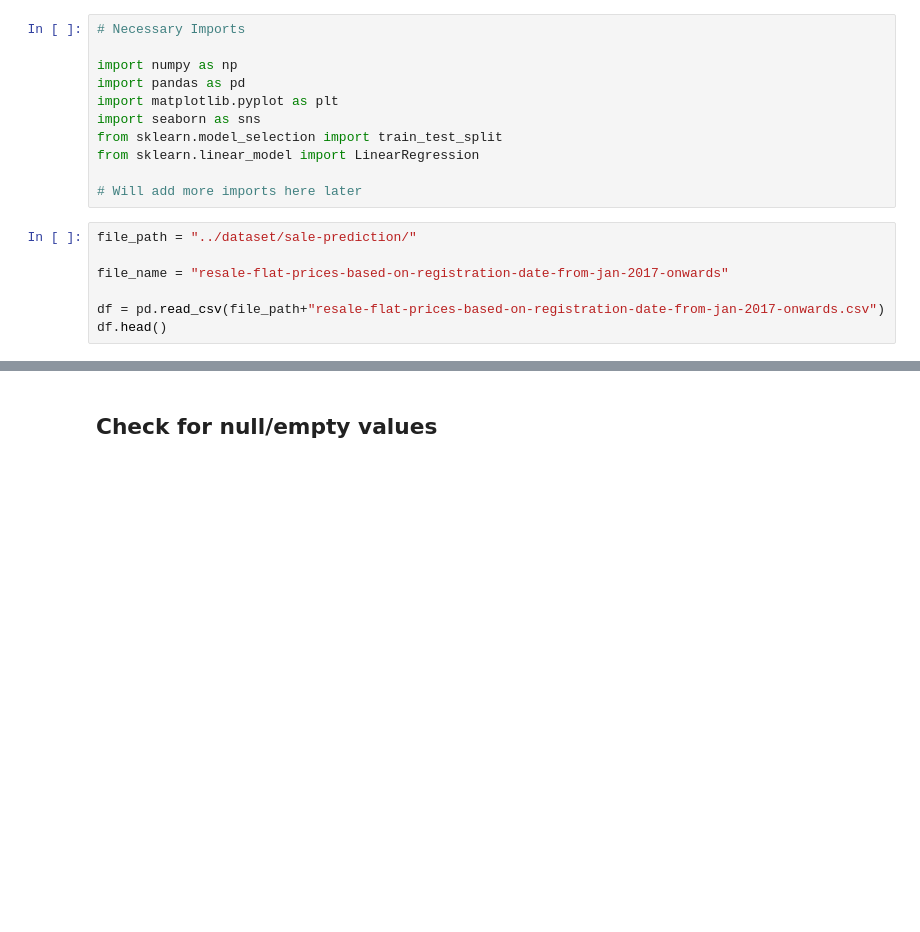
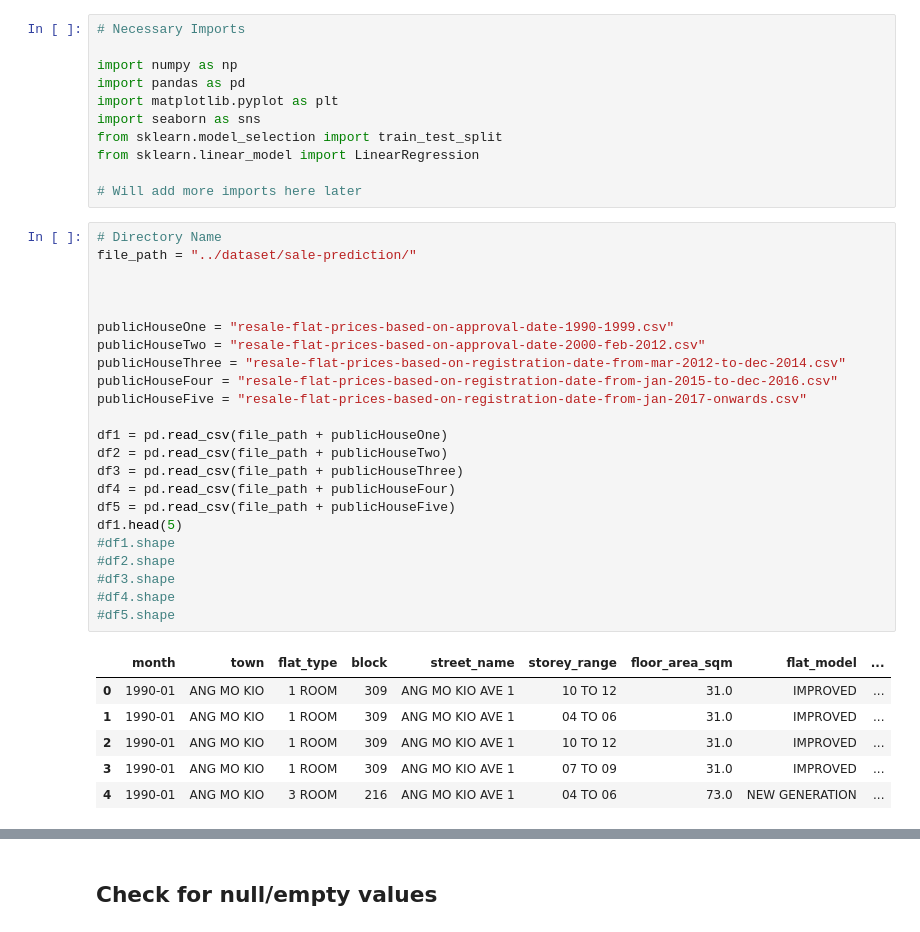
Before and after one commit to muhdhasan/Island-Property-Group, a Jupyter notebook: training/sales-prediction.ipynb, the cells around one changed output, grey strips where cells are left out. Cells and saved outputs as stored; diff of their text form; blank space fills up the shorter version.

Commit message:
Merge Public Housing Data

```diff
--- a/training/sales-prediction.ipynb
+++ b/training/sales-prediction.ipynb
@@ -11,10 +11,33 @@ from sklearn.model_selection import train_test_split
 from sklearn.linear_model import LinearRegression
 
 # Will add more imports here later
-# %%
-file_path = "../dataset/sale-prediction/"
-
-file_name = "resale-flat-prices-based-on-registration-date-from-jan-2017-onwards"
-
-df = pd.read_csv(file_path+"resale-flat-prices-based-on-registration-date-from-jan-2017-onwards.csv")
-df.head()
+# %%
+# Directory Name
+file_path = "../dataset/sale-prediction/"
+
+
+
+publicHouseOne = "resale-flat-prices-based-on-approval-date-1990-1999.csv"
+publicHouseTwo = "resale-flat-prices-based-on-approval-date-2000-feb-2012.csv"
+publicHouseThree = "resale-flat-prices-based-on-registration-date-from-mar-2012-to-dec-2014.csv"
+publicHouseFour = "resale-flat-prices-based-on-registration-date-from-jan-2015-to-dec-2016.csv"
+publicHouseFive = "resale-flat-prices-based-on-registration-date-from-jan-2017-onwards.csv"
+
+df1 = pd.read_csv(file_path + publicHouseOne)
+df2 = pd.read_csv(file_path + publicHouseTwo)
+df3 = pd.read_csv(file_path + publicHouseThree)
+df4 = pd.read_csv(file_path + publicHouseFour)
+df5 = pd.read_csv(file_path + publicHouseFive)
+df1.head(5)
+#df1.shape
+#df2.shape
+#df3.shape
+#df4.shape
+#df5.shape
+# %% [output]
+|  | month | town | flat_type | block | street_name | storey_range | floor_area_sqm | flat_model | ... |
+| 0 | 1990-01 | ANG MO KIO | 1 ROOM | 309 | ANG MO KIO AVE 1 | 10 TO 12 | 31.0 | IMPROVED | ... |
+| 1 | 1990-01 | ANG MO KIO | 1 ROOM | 309 | ANG MO KIO AVE 1 | 04 TO 06 | 31.0 | IMPROVED | ... |
+| 2 | 1990-01 | ANG MO KIO | 1 ROOM | 309 | ANG MO KIO AVE 1 | 10 TO 12 | 31.0 | IMPROVED | ... |
+| 3 | 1990-01 | ANG MO KIO | 1 ROOM | 309 | ANG MO KIO AVE 1 | 07 TO 09 | 31.0 | IMPROVED | ... |
+| 4 | 1990-01 | ANG MO KIO | 3 ROOM | 216 | ANG MO KIO AVE 1 | 04 TO 06 | 73.0 | NEW GENERATION | ... |
```
Also changed, not shown: parts of 9 cells of this notebook.
